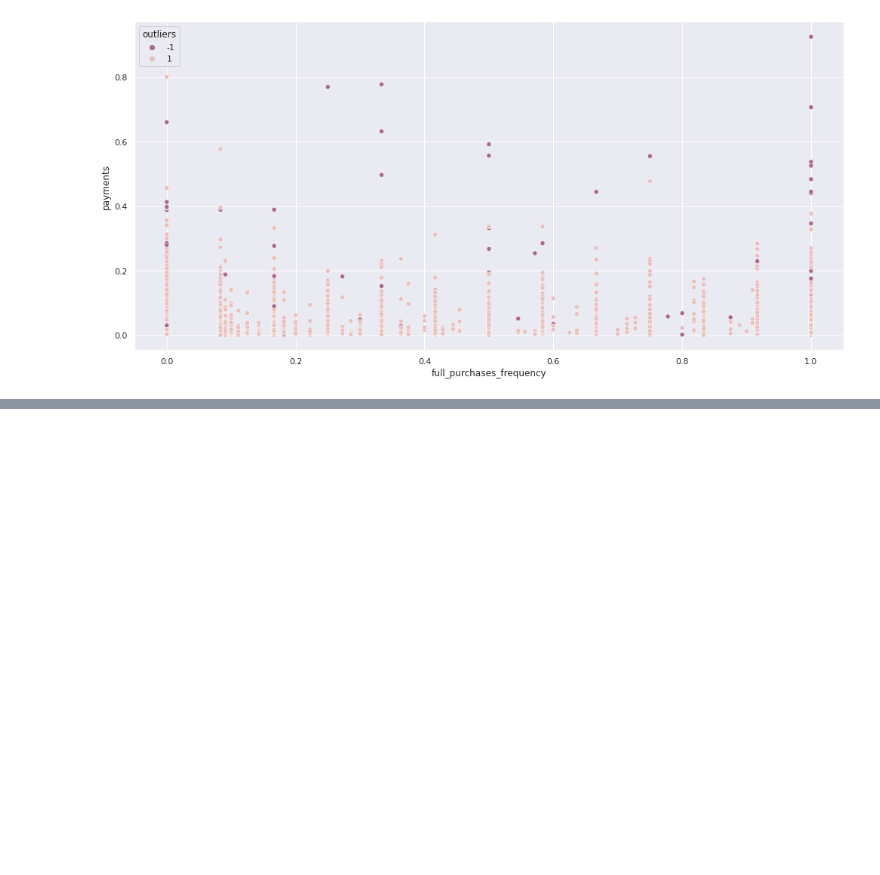
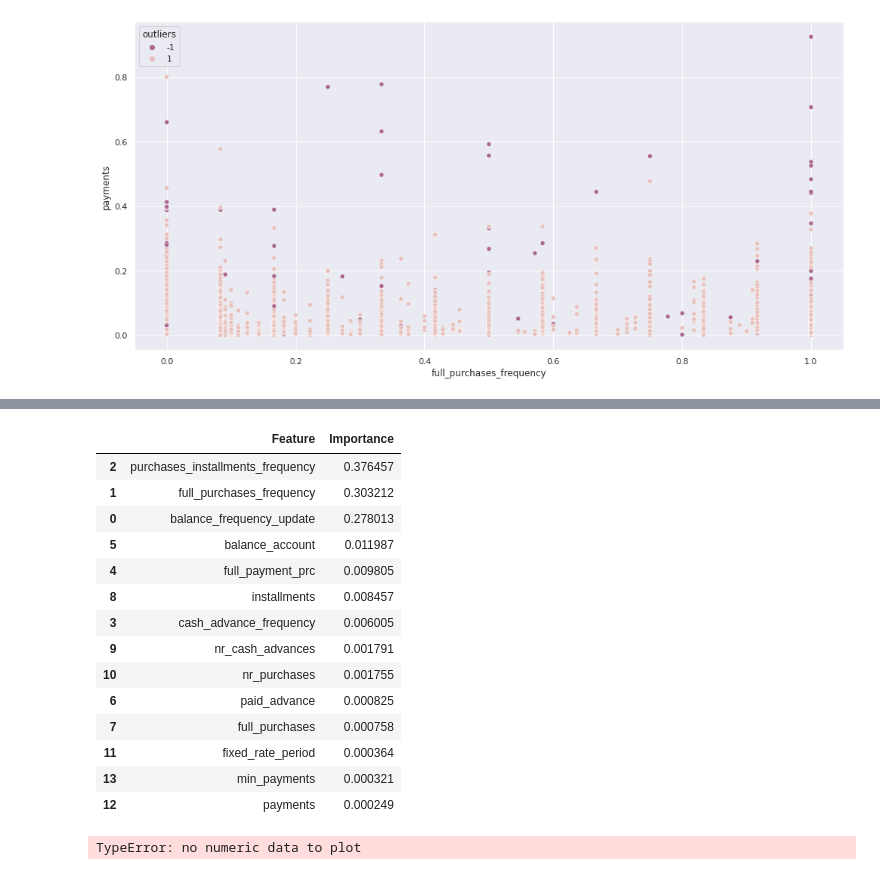
Before and after one commit to ansamz/Customer-Segmentation, a Jupyter notebook: notebooks/AZ_CreditCard.ipynb, the cells around one changed output, grey strips where cells are left out. Saved outputs shown, nothing was run; the diff lists cells and outputs as text; code cells hidden in the pictures; blank space fills up the shorter version.

```diff
--- a/notebooks/AZ_CreditCard.ipynb
+++ b/notebooks/AZ_CreditCard.ipynb
@@ -603,4 +603,17 @@ sns.scatterplot(x="full_purchases_frequency", y="payments", data=df_train,  hue=
 <AxesSubplot:xlabel='full_purchases_frequency', ylabel='payments'>
 [figure]
 # %%
-#visualizations
+from sklearn.ensemble import GradientBoostingClassifier
+
+gbm = GradientBoostingClassifier(random_state=42)
+
+
+x = visual_df.drop("labels", axis=1).copy()
+y = visual_df["labels"].copy()
+
+gbm.fit(x, y)
+y_pred = gbm.predict(x)
+class_labels = gbm.classes_
+print(classification_report(y, y_pred))
+
+pd.DataFrame(confusion_matrix(y, y_pred), columns=class_labels, index=class_labels)
@@ -606,0 +636,30 @@ sns.scatterplot(x="full_purchases_frequency", y="payments", data=df_train,  hue=
+# %%
+feat_imp = gbm.feature_importances_  # get feature importances from the model
+features = x.columns
+# %%
+feature_importance = pd.DataFrame(
+    list(zip(features, feat_imp)), columns=["Feature", "Importance"]
+)
+feature_importance = feature_importance.sort_values(by='Importance')
+feature_importance.sort_values("Importance", ascending=False)
+# %% [output]
+|  | Feature | Importance |
+| 2 | purchases_installments_frequency | 0.376457 |
+| 1 | full_purchases_frequency | 0.303212 |
+| 0 | balance_frequency_update | 0.278013 |
+| 5 | balance_account | 0.011987 |
+| 4 | full_payment_prc | 0.009805 |
+| 8 | installments | 0.008457 |
+| 3 | cash_advance_frequency | 0.006005 |
+| 9 | nr_cash_advances | 0.001791 |
+| 10 | nr_purchases | 0.001755 |
+| 6 | paid_advance | 0.000825 |
+| 7 | full_purchases | 0.000758 |
+| 11 | fixed_rate_period | 0.000364 |
+| 13 | min_payments | 0.000321 |
+| 12 | payments | 0.000249 |
+# %%
+ax = feature_importance.plot.barh(x='Importance', y='Feature')
+ax.invert_yaxis()
+# %% [output]
+TypeError: no numeric data to plot
```
Also changed, not shown: parts of 1 cell of this notebook.
